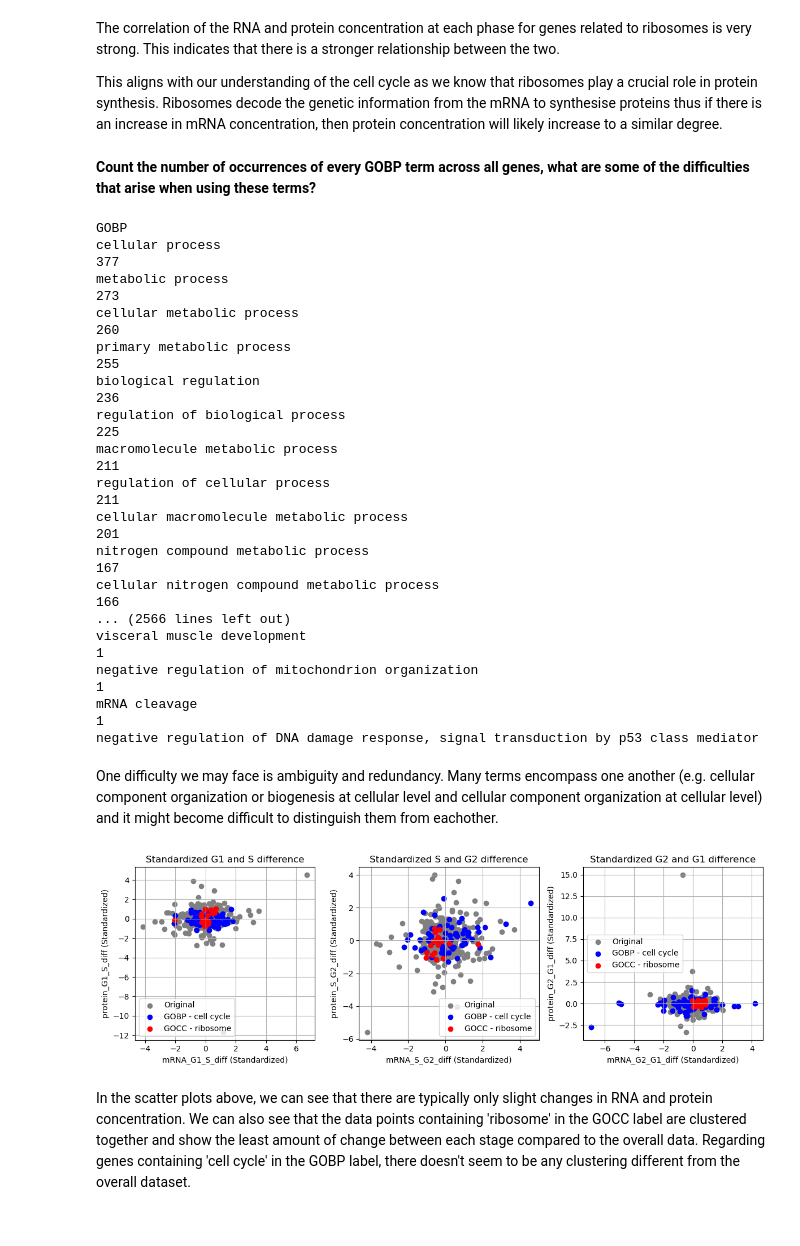
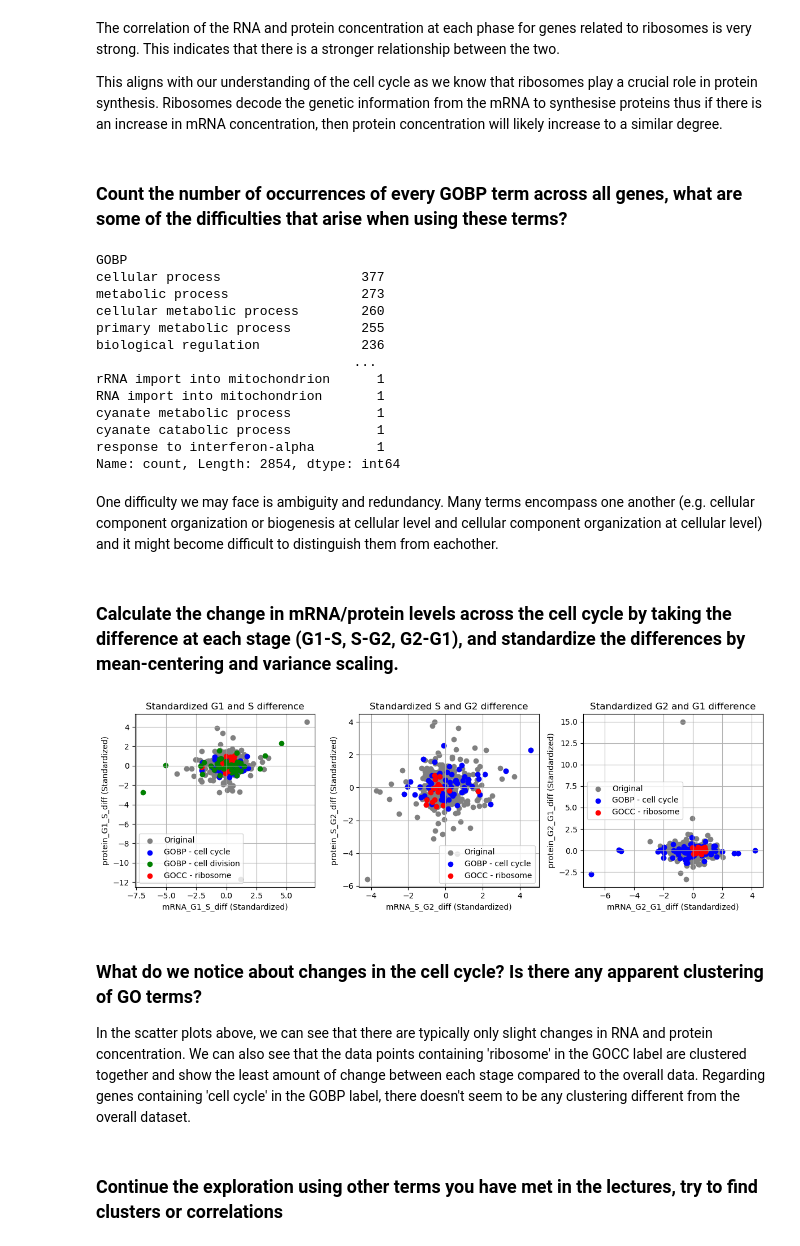
Before and after one commit to willmayhew/COMP3212ComputationalBiologyLabs, a Jupyter notebook: Lab1/Lab1.ipynb, the cells around one changed output. Saved outputs shown, nothing was run; the diff lists cells and outputs as text; code cells hidden in the pictures.

```diff
--- a/Lab1/Lab1.ipynb
+++ b/Lab1/Lab1.ipynb
@@ -250,31 +255,27 @@ The correlation of the RNA and protein concentration at each phase for genes rel
 
 This aligns with our understanding of the cell cycle as we know that ribosomes play a crucial role in protein synthesis. Ribosomes decode the genetic information from the mRNA to synthesise proteins thus if there is an increase in mRNA concentration, then protein concentration will likely increase to a similar degree.
 # %% [markdown]
-**Count the number of occurrences of every GOBP term across all genes, what are some of the difficulties that arise when using these terms?**
+### Count the number of occurrences of every GOBP term across all genes, what are some of the difficulties that arise when using these terms?
 # %%
-pd.set_option('display.max_rows', None)
-
 print(df.GOBP.str.split(";").explode().value_counts())
 # %% [output]
 GOBP
-cellular process                                                                                                                                       377
-metabolic process                                                                                                                                      273
-cellular metabolic process                                                                                                                             260
-primary metabolic process                                                                                                                              255
-biological regulation                                                                                                                                  236
-regulation of biological process                                                                                                                       225
-macromolecule metabolic process                                                                                                                        211
-regulation of cellular process                                                                                                                         211
-cellular macromolecule metabolic process                                                                                                               201
-nitrogen compound metabolic process                                                                                                                    167
-cellular nitrogen compound metabolic process                                                                                                           166
-... (2566 lines left out)
-visceral muscle development                                                                                                                              1
-negative regulation of mitochondrion organization                                                                                                        1
-mRNA cleavage                                                                                                                                            1
-negative regulation of DNA damage response, signal transduction by p53 class mediator
+cellular process                  377
+metabolic process                 273
+cellular metabolic process        260
+primary metabolic process         255
+biological regulation             236
+                                 ...
+rRNA import into mitochondrion      1
+RNA import into mitochondrion       1
+cyanate metabolic process           1
+cyanate catabolic process           1
+response to interferon-alpha        1
+Name: count, Length: 2854, dtype: int64
 # %% [markdown]
 One difficulty we may face is ambiguity and redundancy. Many terms encompass one another (e.g. cellular component organization or biogenesis at cellular level and cellular component organization at cellular level) and it might become difficult to distinguish them from eachother.
+# %% [markdown]
+### Calculate the change in mRNA/protein levels across the cell cycle by taking the difference at each stage (G1-S, S-G2, G2-G1), and standardize the differences by mean-centering and variance scaling.
 # %%
 # Calculate differences in mRNA and protein levels across cell cycle stages
 df['mRNA_G1_S_diff'] = df['mean_RNA_S'] - df['mean_RNA_G1']
@@ -288,40 +289,48 @@ df['protein_G2_G1_diff'] = df['mean_protein_G1'] - df['mean_protein_G2']
 df.iloc[:,-6:] = (df.iloc[:,-6:] - df.iloc[:,-6:].mean(axis=0)) / df.iloc[:,-6:].std(axis=0)
 
 cell_cycle_GOBP = df[df.GOBP.str.contains('cell cycle', case=False)]
+cell_cycle_GOBP2 = df[df.GOBP.str.contains('mitosis', case=False)]
 cell_cycle_GOCC = df[df.GOCC.str.contains('ribosome', case=False)]
 
 fig, axes = plt.subplots(1, 3, figsize=(12, 4))
 
 axes[0].scatter(df['mRNA_G1_S_diff'], df['protein_G1_S_diff'], color='grey', label='Original')
 axes[0].scatter(cell_cycle_GOBP['mRNA_G1_S_diff'], cell_cycle_GOBP['protein_G1_S_diff'], color='blue', label='GOBP - cell cycle')
+axes[0].scatter(cell_cycle_GOBP2['mRNA_G1_S_diff'], cell_cycle_GOBP2['protein_G1_S_diff'], color='green', label='GOBP - cell division')
 axes[0].scatter(cell_cycle_GOCC['mRNA_G1_S_diff'], cell_cycle_GOCC['protein_G1_S_diff'], color='red', label='GOCC - ribosome')
 axes[0].set_xlabel('mRNA_G1_S_diff (Standardized)')
 axes[0].set_ylabel('protein_G1_S_diff (Standardized)')
 axes[0].set_title('Standardized G1 and S difference')
 axes[0].legend()
 axes[0].grid(True)
 
 axes[1].scatter(df['mRNA_S_G2_diff'], df['protein_S_G2_diff'], color='grey', label='Original')
 axes[1].scatter(cell_cycle_GOBP['mRNA_S_G2_diff'], cell_cycle_GOBP['protein_S_G2_diff'], color='blue', label='GOBP - cell cycle')
+axes[0].scatter(cell_cycle_GOBP2['mRNA_S_G2_diff'], cell_cycle_GOBP2['protein_S_G2_diff'], color='green', label='GOBP - cell division')
 axes[1].scatter(cell_cycle_GOCC['mRNA_S_G2_diff'], cell_cycle_GOCC['protein_S_G2_diff'], color='red', label='GOCC - ribosome')
 axes[1].set_xlabel('mRNA_S_G2_diff (Standardized)')
 axes[1].set_ylabel('protein_S_G2_diff (Standardized)')
 axes[1].set_title('Standardized S and G2 difference')
 axes[1].legend()
 axes[1].grid(True)
 
 axes[2].scatter(df['mRNA_G2_G1_diff'], df['protein_G2_G1_diff'], color='grey', label='Original')
 axes[2].scatter(cell_cycle_GOBP['mRNA_G2_G1_diff'], cell_cycle_GOBP['protein_G2_G1_diff'], color='blue', label='GOBP - cell cycle')
+axes[0].scatter(cell_cycle_GOBP2['mRNA_G2_G1_diff'], cell_cycle_GOBP2['protein_G2_G1_diff'], color='green', label='GOBP - cell division')
 axes[2].scatter(cell_cycle_GOCC['mRNA_G2_G1_diff'], cell_cycle_GOCC['protein_G2_G1_diff'], color='red', label='GOCC - ribosome')
 axes[2].set_xlabel('mRNA_G2_G1_diff (Standardized)')
 axes[2].set_ylabel('protein_G2_G1_diff (Standardized)')
 axes[2].set_title('Standardized G2 and G1 difference')
 axes[2].legend()
 axes[2].grid(True)
 
 plt.tight_layout()
 plt.show()
 # %% [output]
-[figure, old version]
+[figure, new version]
 # %% [markdown]
+### What do we notice about changes in the cell cycle? Is there any apparent clustering of GO terms?
+
 In the scatter plots above, we can see that there are typically only slight changes in RNA and protein concentration. We can also see that the data points containing 'ribosome' in the GOCC label are clustered together and show the least amount of change between each stage compared to the overall data. Regarding genes containing 'cell cycle' in the GOBP label, there doesn't seem to be any clustering different from the overall dataset.
+# %% [markdown]
+### Continue the exploration using other terms you have met in the lectures, try to find clusters or correlations
```
Also changed, not shown: parts of 15 cells of this notebook.
